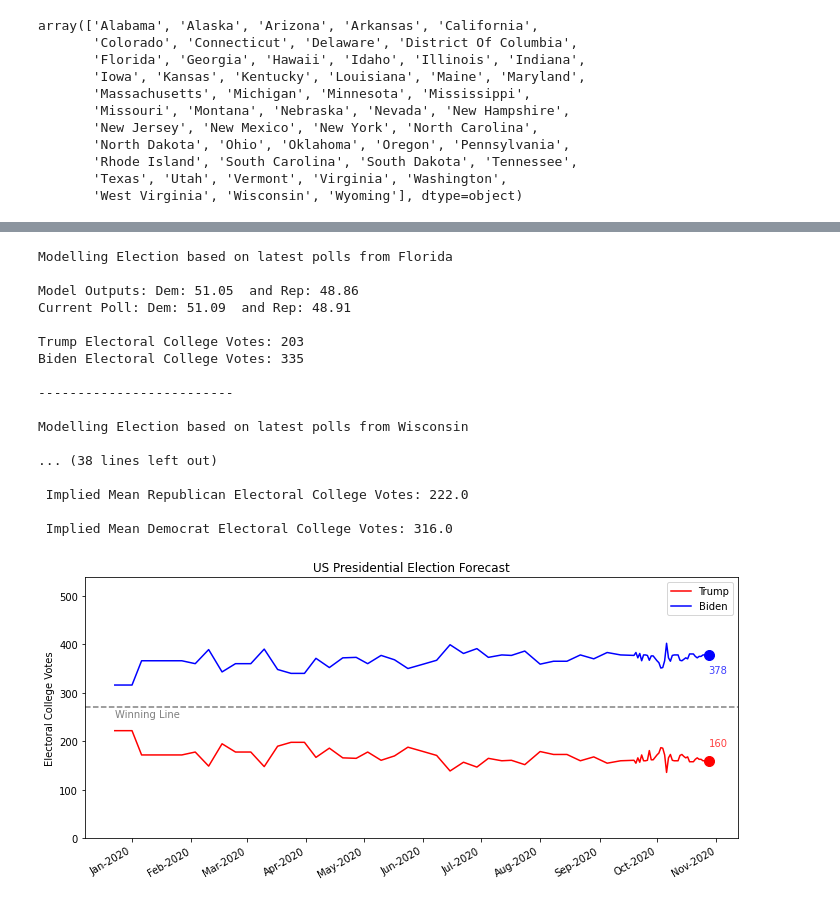
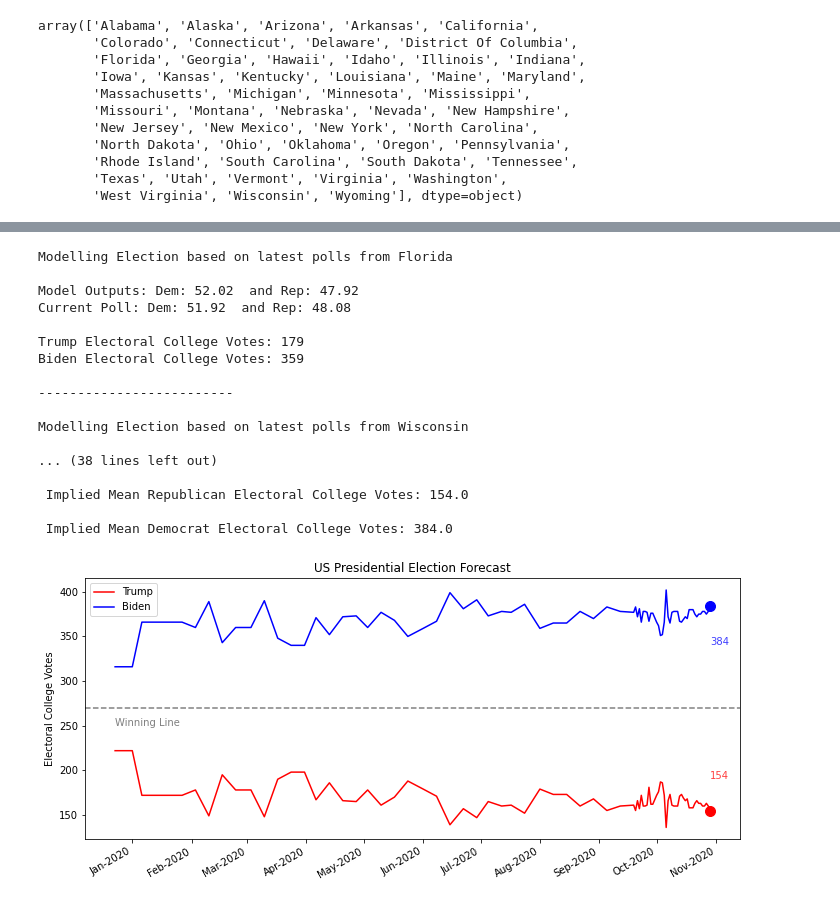
Before and after one commit to nowaycomputer/us_election_2020, a Jupyter notebook: notebooks/2020 Demographic Polls Model.ipynb, the cells around one changed output, grey strips where cells are left out. Cells and saved outputs as stored; diff of their text form; code cells hidden in the pictures.

```diff
--- a/notebooks/2020 Demographic Polls Model.ipynb
+++ b/notebooks/2020 Demographic Polls Model.ipynb
@@ -668,6 +668,9 @@ Modelling Election based on latest polls from Wisconsin
 # %%
+#
+#  For back testing - specify a last date of polls to include
+#
 #  Running backtest! in one cell
-end_date='16-12-2019'
+end_date='30-10-2020'
 
 # Get a new single instance of features based on polls for a given set of states (initially just one)
 model_run_rep_ev=[]
@@ -748,11 +751,11 @@ print('\n Implied Mean Democrat Electoral College Votes: '+d_ev)
 # %% [output]
 Modelling Election based on latest polls from Florida
 
-Model Outputs: Dem: 51.05  and Rep: 48.86
-Current Poll: Dem: 51.09  and Rep: 48.91
+Model Outputs: Dem: 52.02  and Rep: 47.92
+Current Poll: Dem: 51.92  and Rep: 48.08
 
-Trump Electoral College Votes: 203
-Biden Electoral College Votes: 335
+Trump Electoral College Votes: 179
+Biden Electoral College Votes: 359
 
 -------------------------
 
@@ -760,9 +763,9 @@ Modelling Election based on latest polls from Wisconsin
 
 ... (38 lines left out)
 
- Implied Mean Republican Electoral College Votes: 222.0
+ Implied Mean Republican Electoral College Votes: 154.0
 
- Implied Mean Democrat Electoral College Votes: 316.0
+ Implied Mean Democrat Electoral College Votes: 384.0
 # %%
 dates=['23/12/2019','01/01/2020','06/01/2020','13/01/2020','20/01/2020','27/01/2020','03/02/2020',
        '10/02/2020','17/02/2020','24/02/2020','03/03/2020','10/03/2020','17/03/2020','24/03/2020',
@@ -775,44 +778,44 @@ dates=['23/12/2019','01/01/2020','06/01/2020','13/01/2020','20/01/2020','27/01/2
        '06/10/2020','07/10/2020','08/10/2020','09/10/2020','10/10/2020',
        '11/10/2020','12/10/2020','13/10/2020','14/10/2020','15/10/2020','16/10/2020','17/10/2020',
        '18/10/2020','19/10/2020','20/10/2020','21/10/2020','22/10/2020','23/10/2020','24/10/2020',
-       '25/10/2020','26/10/2020','27/10/2020','28/10/2020']
+       '25/10/2020','26/10/2020','27/10/2020','28/10/2020','29/10/2020']
 
 dates=pd.to_datetime(dates,format='%d/%m/%Y')
 rep_ev=[222,222,172,172,172,172,178,149,195,178,178,148,190,198,198,167,186,166,165,178,161,170,188,179,171,139,157,147,165,160,161,152,179,173,173,160,168,155,160,161,155,166,157,172,160,160,161,181,162,162,167,172,176,187,186,172,136,166,173,161,160,160,160,171,173,169,166,168,158,158,158,163,166,163,
-        163,160,160,163,160]
+        163,160,160,163,160,154]
 dem_ev=[316,316,366,366,366,366,360,389,343,360,360,390,348,340,340,371,352,372,373,360,377,368,350,359,367,399,381,391,373,378,377,386,359,365,365,378,370,383,378,377,383,372,381,366,378,378,377,367,376,376,371,366,362,351,352,366,402,372,365,377,378,378,378,367,366,369,372,370,380,380,380,375,372,375,
-        375,378,378,375,378]
+        375,378,378,375,378,384]
 
 # # text_date=['26/10/2020']
 
 plt.figure(figsize=(10,5))
 plt.title('US Presidential Election Forecast')
 plt.plot(dates,rep_ev,c='r',label='Trump')
 plt.plot(dates,dem_ev,c='b',label='Biden')
 
 plt.scatter(x=dates[-1],y=rep_ev[-1],c='r',s=100)
 plt.scatter(x=dates[-1],y=dem_ev[-1],c='b',s=100)
 
 plt.axhline(y=270,ls='--',c='k',alpha=0.5)
 plt.text(x=dates[0],y=250,s='Winning Line',alpha=0.5)
 
 plt.text(x=dates[-1],y=190,s=str(rep_ev[-1]),alpha=0.75,c='r')
 plt.text(x=dates[-1],y=340,s=str(dem_ev[-1]),alpha=0.75,c='b')
-plt.ylim(0,538)
+# plt.ylim(0,538)
 plt.ylabel('Electoral College Votes')
 plt.legend()
 
 import matplotlib.dates as mdates
 # Set the locator
 locator = mdates.MonthLocator()  # every month
 # Specify the format - %b gives us Jan, Feb...
 fmt = mdates.DateFormatter('%b-%Y')
 X = plt.gca().xaxis
 X.set_major_locator(locator)
 # Specify formatter
 X.set_major_formatter(fmt)
 
 plt.tight_layout()
 plt.gcf().autofmt_xdate()
 # %% [output]
-[figure, old version]
+[figure, new version]
```
Also changed, not shown: parts of 8 cells of this notebook, 13 other files.
